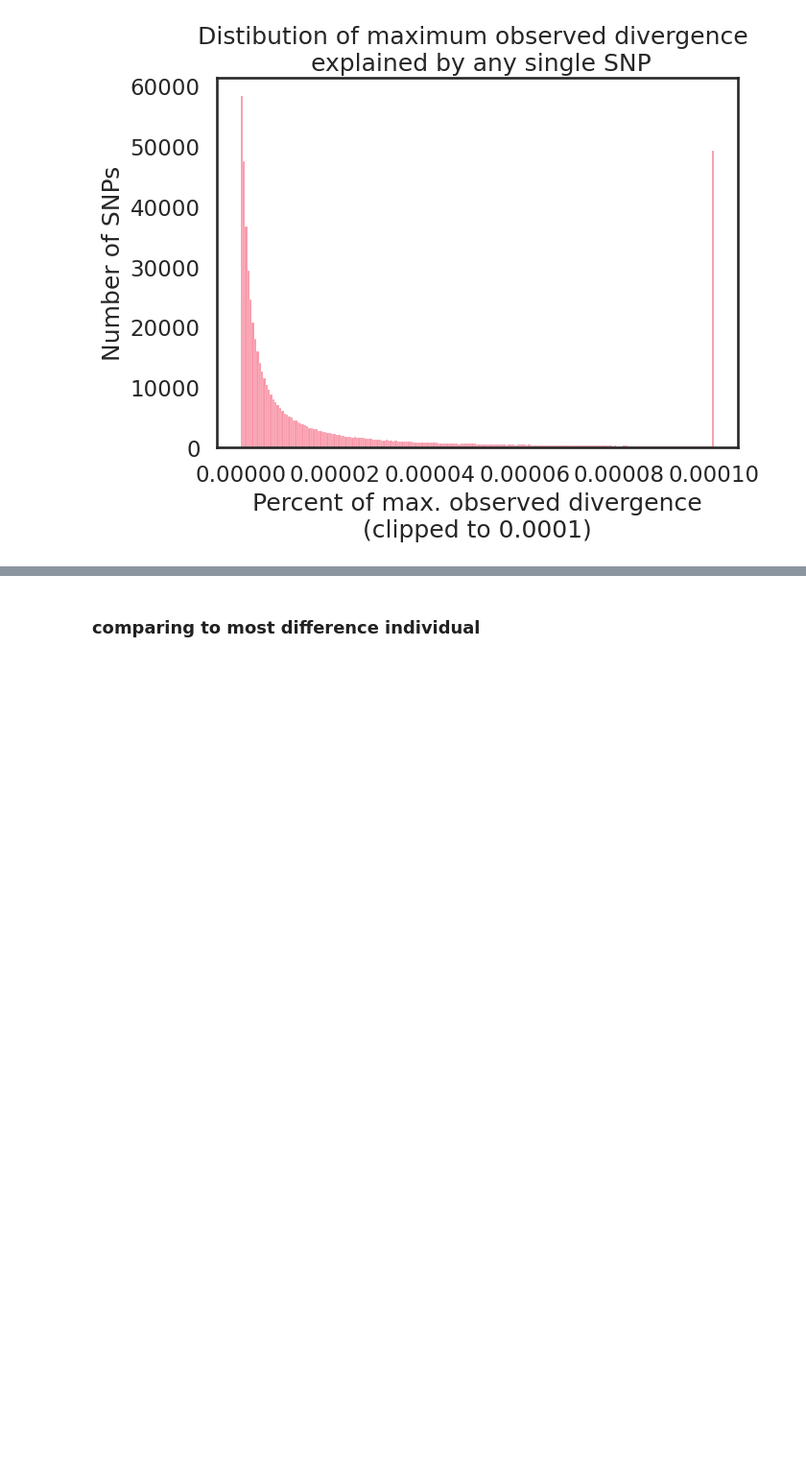
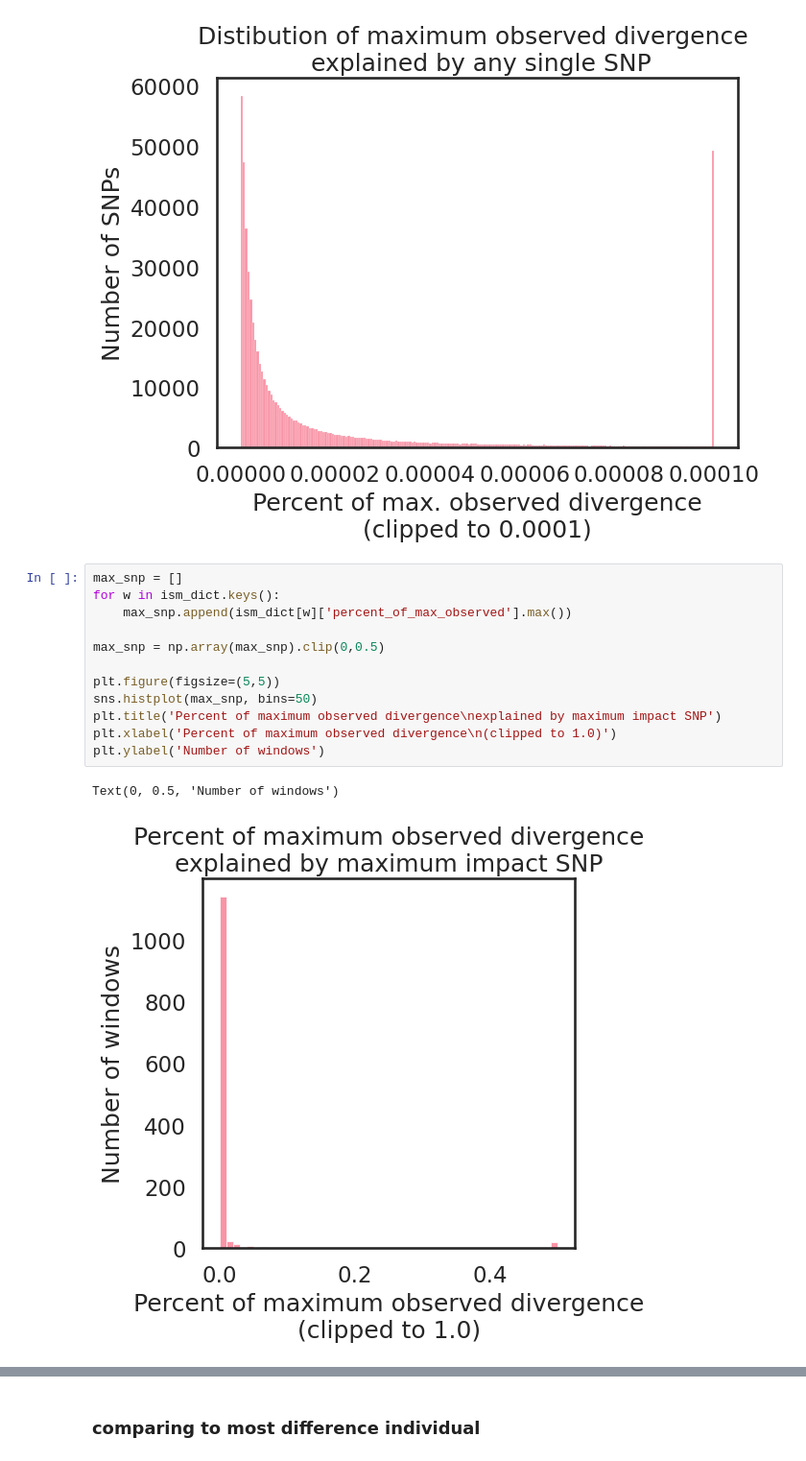
Before and after one commit to erin-n-gilbertson/3DGenome-diversity, a Jupyter notebook: activeNotebooks/insilico_mutagenesis.ipynb, the cells around one changed output, grey strips where cells are left out. Shown at 96% size. Cells and saved outputs as stored; diff of their text form; blank space fills up the shorter version.

```diff
--- a/activeNotebooks/insilico_mutagenesis.ipynb
+++ b/activeNotebooks/insilico_mutagenesis.ipynb
@@ -1477,6 +1428,21 @@ plt.ylabel('Number of SNPs')
 # %% [output]
 Text(0, 0.5, 'Number of SNPs')
 [figure]
+# %%
+max_snp = []
+for w in ism_dict.keys():
+    max_snp.append(ism_dict[w]['percent_of_max_observed'].max())
+
+max_snp = np.array(max_snp).clip(0,0.5)
+
+plt.figure(figsize=(5,5))
+sns.histplot(max_snp, bins=50)
+plt.title('Percent of maximum observed divergence\nexplained by maximum impact SNP')
+plt.xlabel('Percent of maximum observed divergence\n(clipped to 1.0)')
+plt.ylabel('Number of windows')
+# %% [output]
+Text(0, 0.5, 'Number of windows')
+[figure, added]
 # %%
 max_snp = []
 for w in ism_dict.keys():
```
Also changed, not shown: parts of 18 cells of this notebook, 3 other files.
